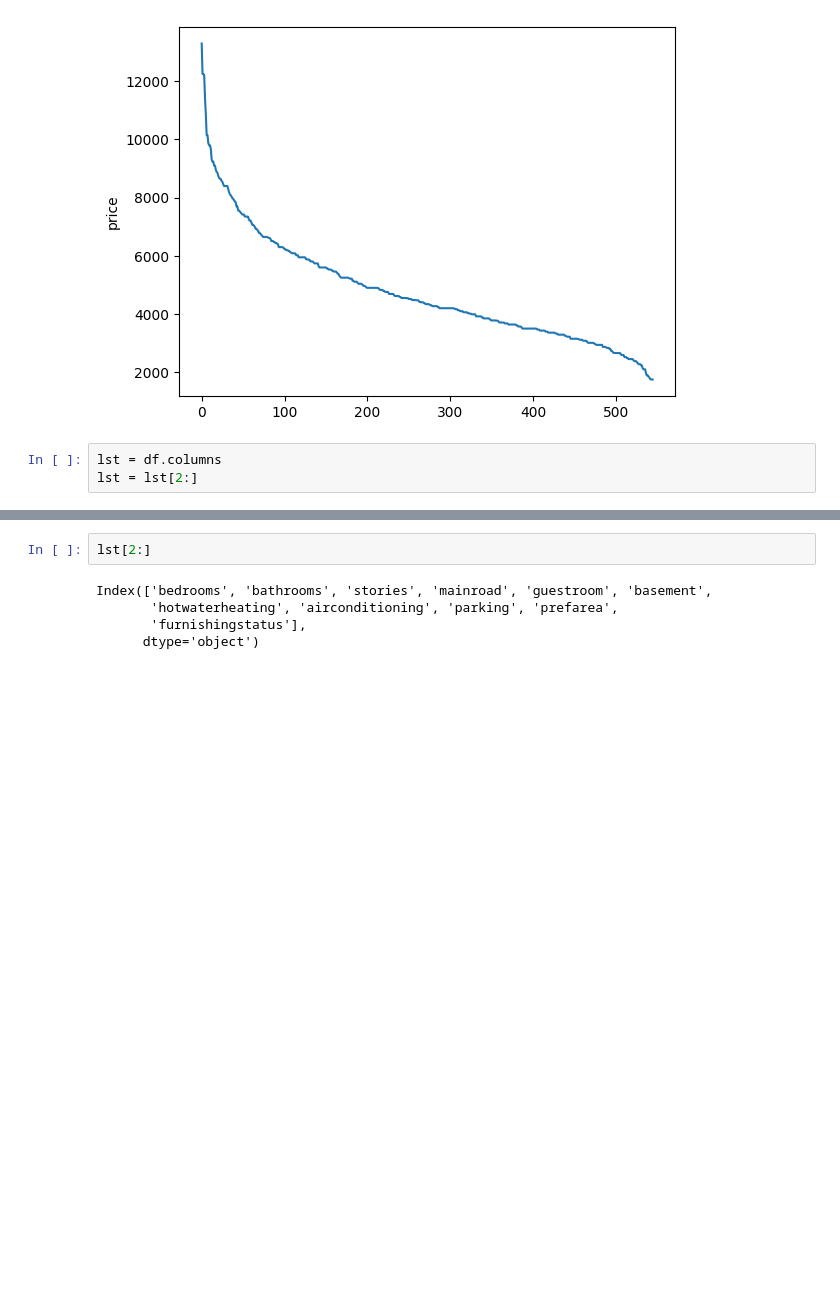
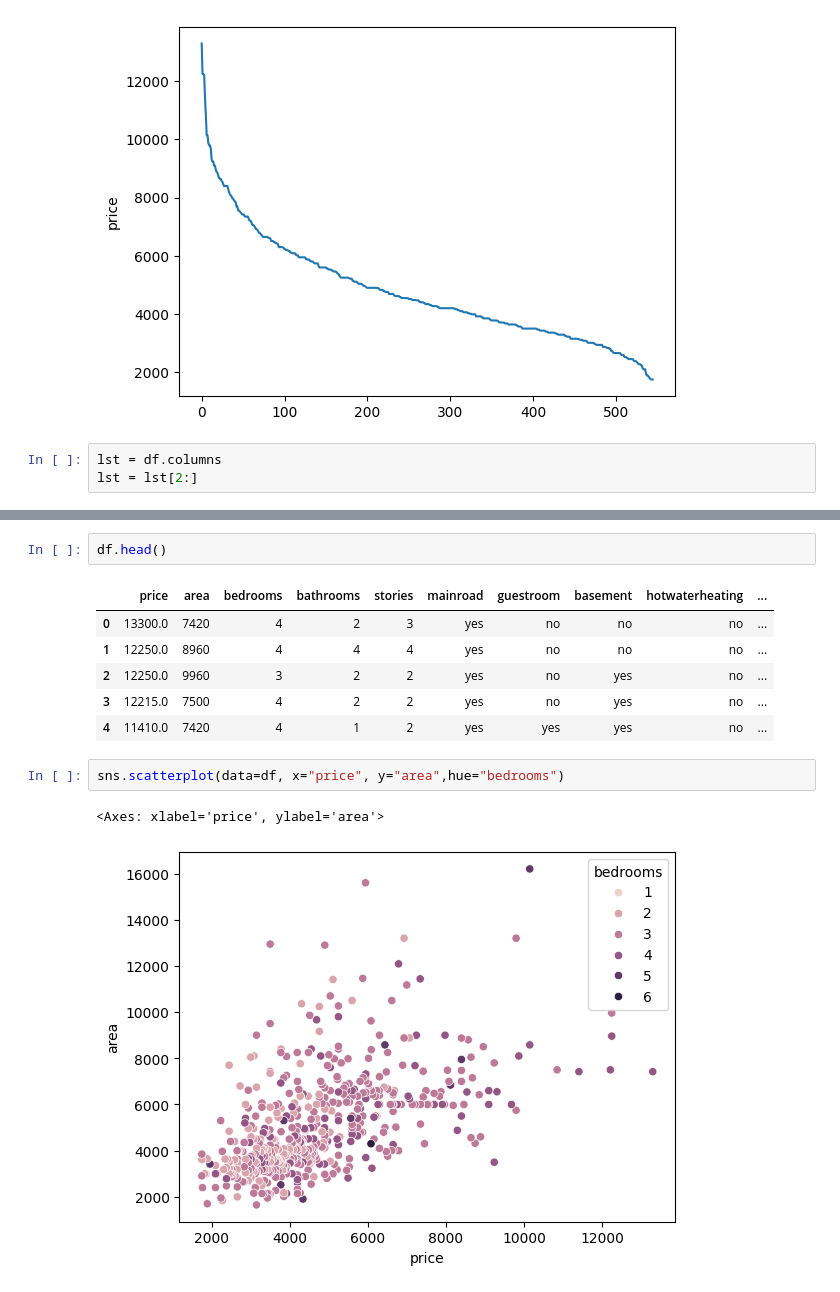
Before and after one commit to hemant087/30Days_EDA, a Jupyter notebook: 7Day House Price/House EDA.ipynb, the cells around one changed output, grey strips where cells are left out. Drawn from its saved outputs; the diff is of its cells as text; blank space fills up the shorter version.

```diff
--- a/7Day House Price/House EDA.ipynb
+++ b/7Day House Price/House EDA.ipynb
@@ -101,8 +104,15 @@ IndexError: index 11 is out of bounds for axis 0 with size 11
 [figure]
 # %%
-lst[2:]
+df.head()
 # %% [output]
-Index(['bedrooms', 'bathrooms', 'stories', 'mainroad', 'guestroom', 'basement',
-       'hotwaterheating', 'airconditioning', 'parking', 'prefarea',
-       'furnishingstatus'],
-      dtype='object')
+|  | price | area | bedrooms | bathrooms | stories | mainroad | guestroom | basement | hotwaterheating | ... |
+| 0 | 13300.0 | 7420 | 4 | 2 | 3 | yes | no | no | no | ... |
+| 1 | 12250.0 | 8960 | 4 | 4 | 4 | yes | no | no | no | ... |
+| 2 | 12250.0 | 9960 | 3 | 2 | 2 | yes | no | yes | no | ... |
+| 3 | 12215.0 | 7500 | 4 | 2 | 2 | yes | no | yes | no | ... |
+| 4 | 11410.0 | 7420 | 4 | 1 | 2 | yes | yes | yes | no | ... |
+# %%
+sns.scatterplot(data=df, x="price", y="area",hue="bedrooms")
+# %% [output]
+<Axes: xlabel='price', ylabel='area'>
+[figure, added]
```
Also changed, not shown: parts of 4 cells of this notebook, 2 other files.
